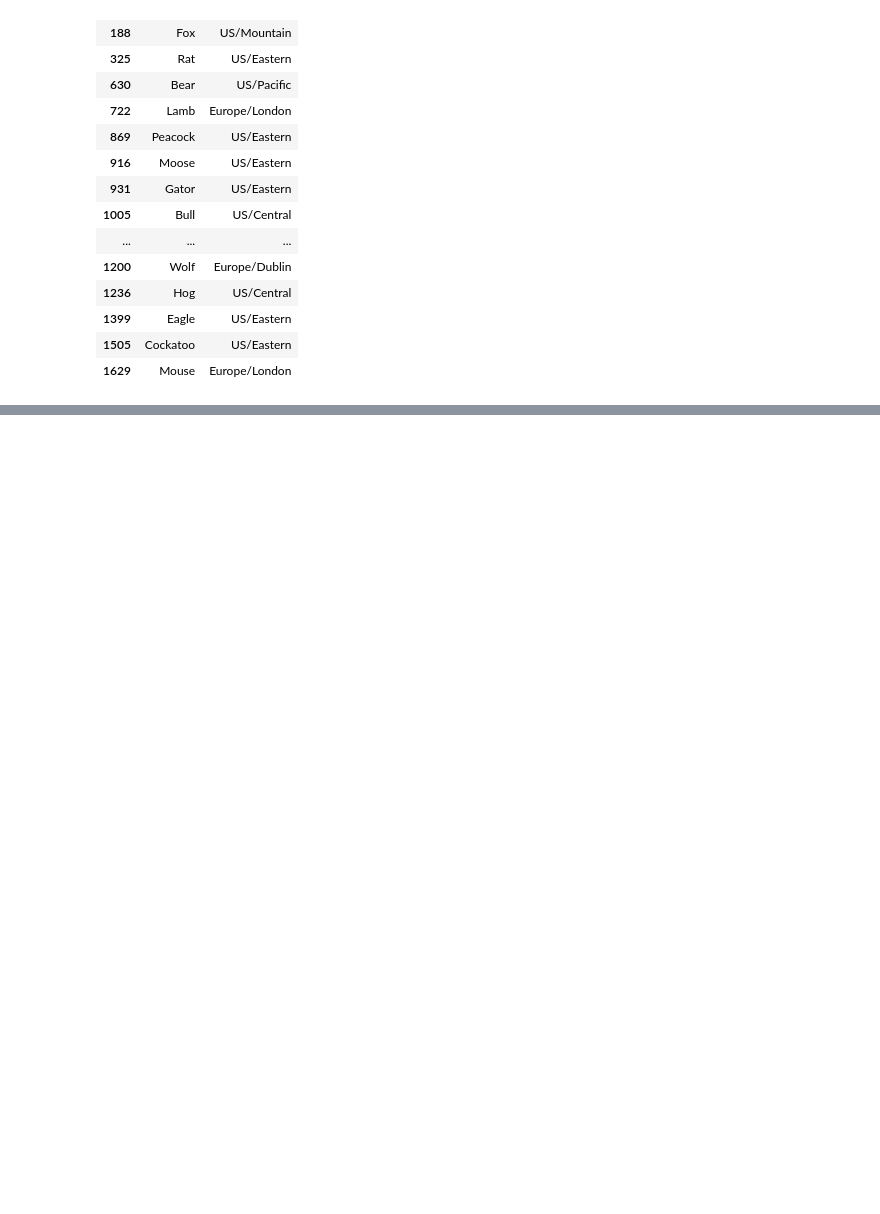
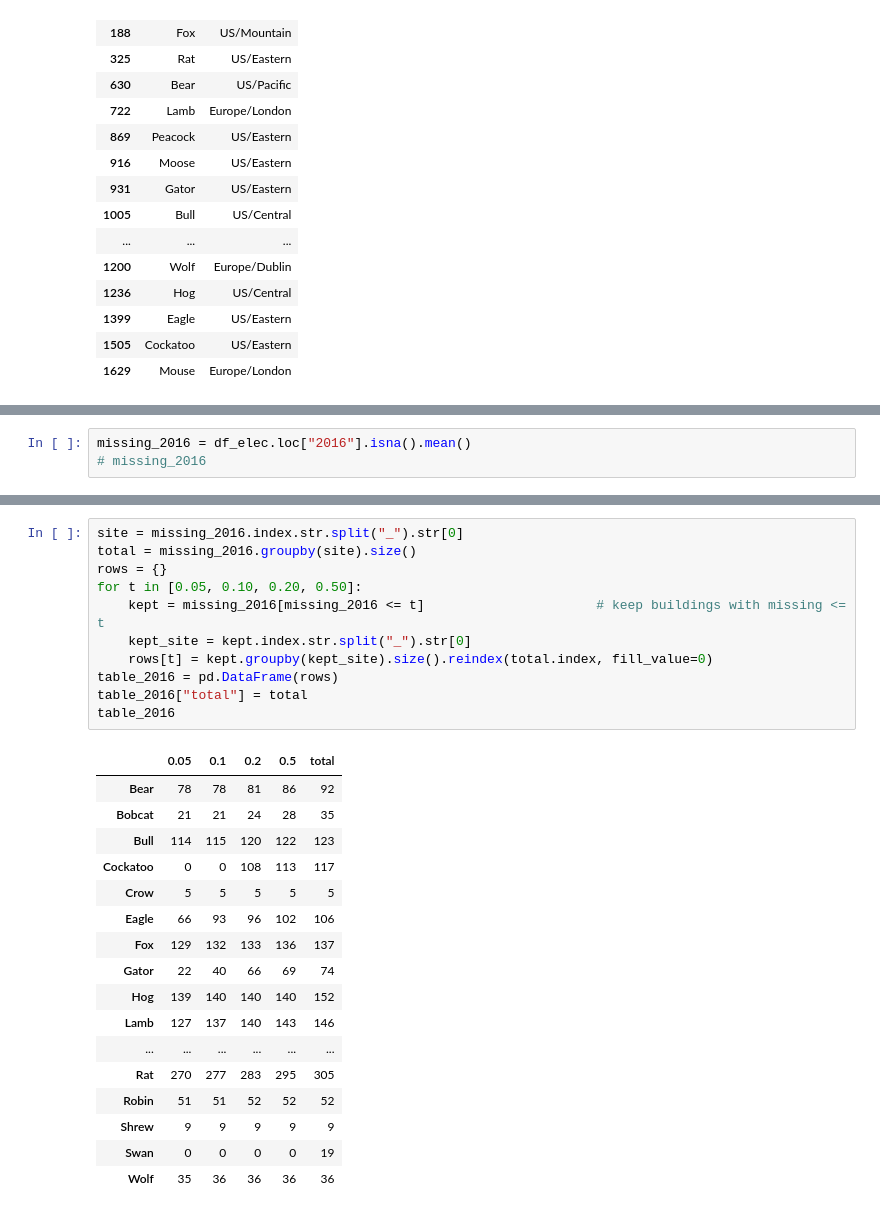
Before and after one commit to sevilkhojasteh/building-energy-trust, a Jupyter notebook: notebooks/01_explore.ipynb, the cells around one changed output, grey strips where cells are left out. Saved outputs shown, nothing was run; the diff lists cells and outputs as text; blank space fills up the shorter version.

```diff
--- a/notebooks/01_explore.ipynb
+++ b/notebooks/01_explore.ipynb
@@ -112,0 +174,3 @@ sum(df[["site_id","timezone"]].drop_duplicates().value_counts())
+# %%
+missing_2016 = df_elec.loc["2016"].isna().mean()
+# missing_2016
@@ -112,0 +209,29 @@ sum(df[["site_id","timezone"]].drop_duplicates().value_counts())
+# %%
+site = missing_2016.index.str.split("_").str[0]
+total = missing_2016.groupby(site).size()
+rows = {}
+for t in [0.05, 0.10, 0.20, 0.50]:
+    kept = missing_2016[missing_2016 <= t]                      # keep buildings with missing <= t
+    kept_site = kept.index.str.split("_").str[0]
+    rows[t] = kept.groupby(kept_site).size().reindex(total.index, fill_value=0)
+table_2016 = pd.DataFrame(rows)
+table_2016["total"] = total
+table_2016
+# %% [output]
+|  | 0.05 | 0.1 | 0.2 | 0.5 | total |
+| Bear | 78 | 78 | 81 | 86 | 92 |
+| Bobcat | 21 | 21 | 24 | 28 | 35 |
+| Bull | 114 | 115 | 120 | 122 | 123 |
+| Cockatoo | 0 | 0 | 108 | 113 | 117 |
+| Crow | 5 | 5 | 5 | 5 | 5 |
+| Eagle | 66 | 93 | 96 | 102 | 106 |
+| Fox | 129 | 132 | 133 | 136 | 137 |
+| Gator | 22 | 40 | 66 | 69 | 74 |
+| Hog | 139 | 140 | 140 | 140 | 152 |
+| Lamb | 127 | 137 | 140 | 143 | 146 |
+| ... | ... | ... | ... | ... | ... |
+| Rat | 270 | 277 | 283 | 295 | 305 |
+| Robin | 51 | 51 | 52 | 52 | 52 |
+| Shrew | 9 | 9 | 9 | 9 | 9 |
+| Swan | 0 | 0 | 0 | 0 | 19 |
+| Wolf | 35 | 36 | 36 | 36 | 36 |
```
Also changed, not shown: parts of 20 cells of this notebook.
